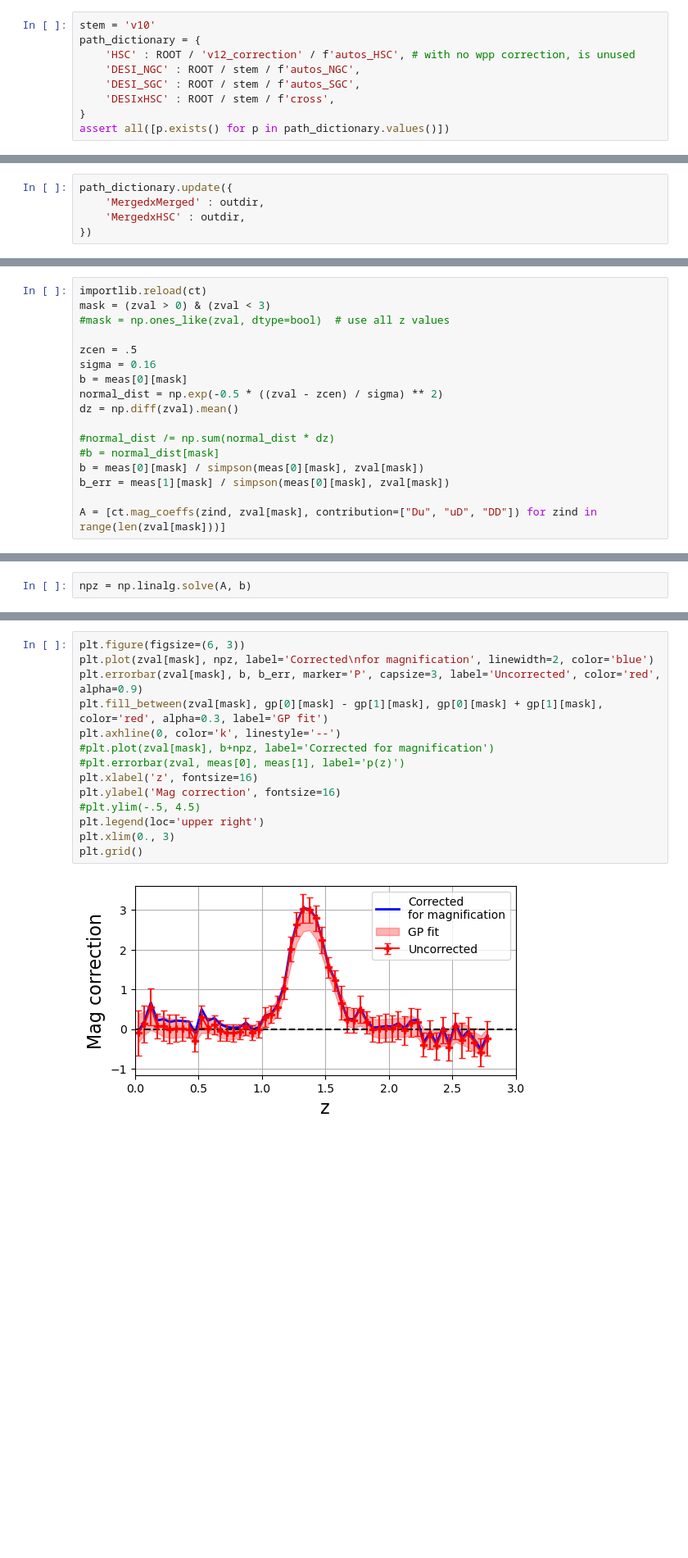
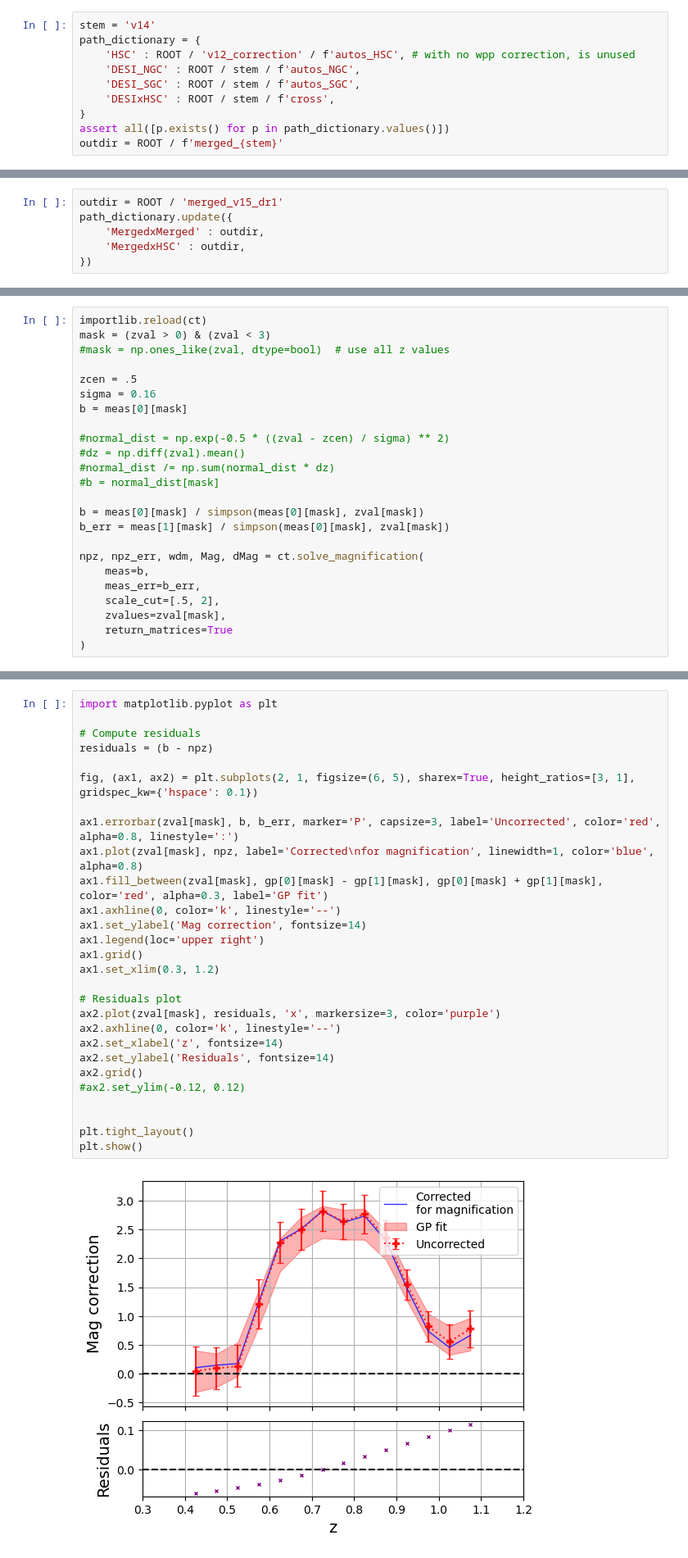
Before and after one commit to JeanCHDJdev/desi-y3-hsc, a Jupyter notebook: src/statistics/merged_results.ipynb, the cells around one changed output, grey strips where cells are left out. Shown at 82% size. Cells and saved outputs as stored; diff of their text form; blank space fills up the shorter version.

```diff
--- a/src/statistics/merged_results.ipynb
+++ b/src/statistics/merged_results.ipynb
@@ -66,7 +67,7 @@ tracer_trad = {
     'QSO' : 'QSO',
 }
 # %%
-stem = 'v10'
+stem = 'v14'
 path_dictionary = {
     'HSC' : ROOT / 'v12_correction' / f'autos_HSC', # with no wpp correction, is unused
     'DESI_NGC' : ROOT / stem / f'autos_NGC',
@@ -74,3 +75,4 @@ path_dictionary = {
     'DESIxHSC' : ROOT / stem / f'cross',
 }
 assert all([p.exists() for p in path_dictionary.values()])
+outdir = ROOT / f'merged_{stem}'
@@ -127,4 +200,5 @@ plt.grid()
 # %%
+outdir = ROOT / 'merged_v15_dr1'
 path_dictionary.update({
     'MergedxMerged' : outdir,
     'MergedxHSC' : outdir,
@@ -176,12 +253,19 @@ mask = (zval > 0) & (zval < 3)
 zcen = .5
 sigma = 0.16
 b = meas[0][mask]
-normal_dist = np.exp(-0.5 * ((zval - zcen) / sigma) ** 2)
-dz = np.diff(zval).mean()
 
+#normal_dist = np.exp(-0.5 * ((zval - zcen) / sigma) ** 2)
+#dz = np.diff(zval).mean()
 #normal_dist /= np.sum(normal_dist * dz)
 #b = normal_dist[mask]
+
 b = meas[0][mask] / simpson(meas[0][mask], zval[mask])
 b_err = meas[1][mask] / simpson(meas[0][mask], zval[mask])
 
-A = [ct.mag_coeffs(zind, zval[mask], contribution=["Du", "uD", "DD"]) for zind in range(len(zval[mask]))]
+npz, npz_err, wdm, Mag, dMag = ct.solve_magnification(
+    meas=b,
+    meas_err=b_err,
+    scale_cut=[.5, 2],
+    zvalues=zval[mask],
+    return_matrices=True
+)
@@ -188,2 +275,0 @@ A = [ct.mag_coeffs(zind, zval[mask], contribution=["Du", "uD", "DD"]) for zind i
-# %%
-npz = np.linalg.solve(A, b)
@@ -190,16 +315,30 @@ npz = np.linalg.solve(A, b)
 # %%
-plt.figure(figsize=(6, 3))
-plt.plot(zval[mask], npz, label='Corrected\nfor magnification', linewidth=2, color='blue')
-plt.errorbar(zval[mask], b, b_err, marker='P', capsize=3, label='Uncorrected', color='red', alpha=0.9)
-plt.fill_between(zval[mask], gp[0][mask] - gp[1][mask], gp[0][mask] + gp[1][mask], color='red', alpha=0.3, label='GP fit')
-plt.axhline(0, color='k', linestyle='--')
-#plt.plot(zval[mask], b+npz, label='Corrected for magnification')
-#plt.errorbar(zval, meas[0], meas[1], label='p(z)')
-plt.xlabel('z', fontsize=16)
-plt.ylabel('Mag correction', fontsize=16)
-#plt.ylim(-.5, 4.5)
-plt.legend(loc='upper right')
-plt.xlim(0., 3)
-plt.grid()
+import matplotlib.pyplot as plt
+
+# Compute residuals
+residuals = (b - npz)
+
+fig, (ax1, ax2) = plt.subplots(2, 1, figsize=(6, 5), sharex=True, height_ratios=[3, 1], gridspec_kw={'hspace': 0.1})
+
+ax1.errorbar(zval[mask], b, b_err, marker='P', capsize=3, label='Uncorrected', color='red', alpha=0.8, linestyle=':')
+ax1.plot(zval[mask], npz, label='Corrected\nfor magnification', linewidth=1, color='blue', alpha=0.8)
+ax1.fill_between(zval[mask], gp[0][mask] - gp[1][mask], gp[0][mask] + gp[1][mask], color='red', alpha=0.3, label='GP fit')
+ax1.axhline(0, color='k', linestyle='--')
+ax1.set_ylabel('Mag correction', fontsize=14)
+ax1.legend(loc='upper right')
+ax1.grid()
+ax1.set_xlim(0.3, 1.2)
+
+# Residuals plot
+ax2.plot(zval[mask], residuals, 'x', markersize=3, color='purple')
+ax2.axhline(0, color='k', linestyle='--')
+ax2.set_xlabel('z', fontsize=14)
+ax2.set_ylabel('Residuals', fontsize=14)
+ax2.grid()
+#ax2.set_ylim(-0.12, 0.12)
+
+
+plt.tight_layout()
+plt.show()
 # %% [output]
-[figure, old version]
+[figure, new version]
```
Also changed, not shown: parts of 26 cells of this notebook, 5 other files.
